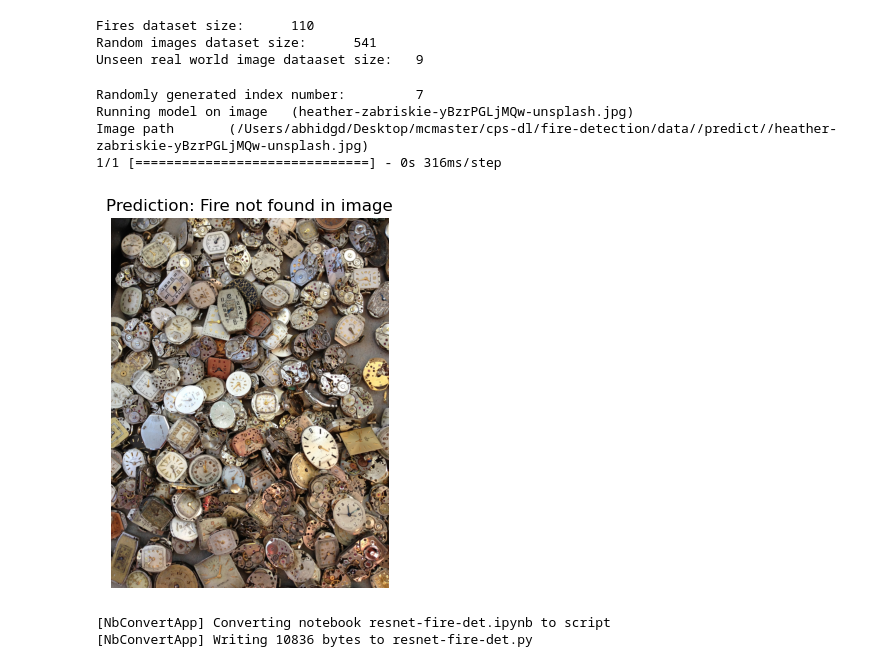
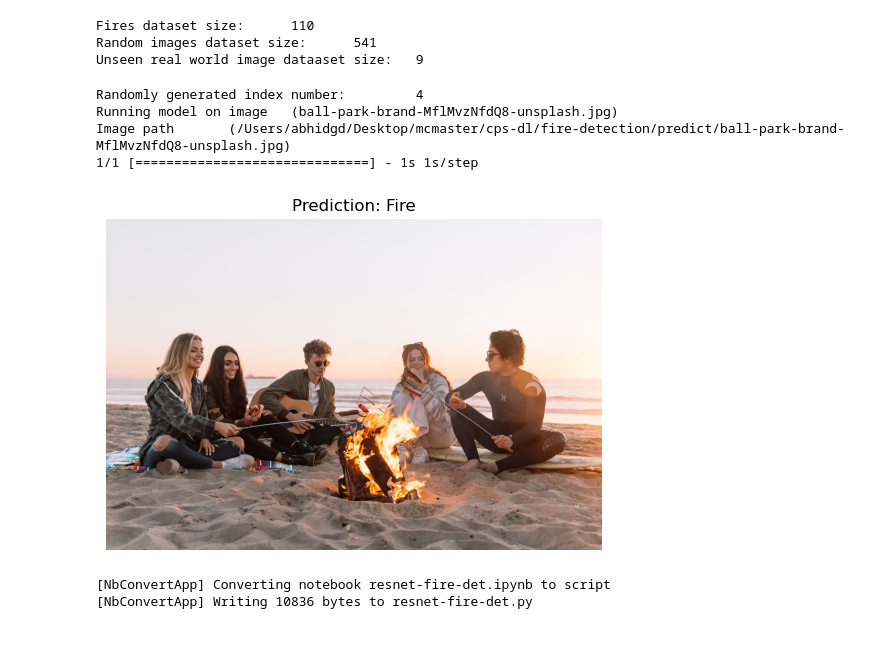
Before and after one commit to abhi-dgd/fire-detection, a Jupyter notebook: src/resnet-fire-det.ipynb, the cells around one changed output. Drawn from its saved outputs; the diff is of its cells as text; code cells hidden in the pictures; blank space fills up the shorter version.

```diff
--- a/src/resnet-fire-det.ipynb
+++ b/src/resnet-fire-det.ipynb
@@ -38,7 +40,7 @@ VIEW_DATASET_IMAGES = False
 # File paths
 FIRE_DET_PATH = '/Users/abhidgd/Desktop/mcmaster/cps-dl/fire-detection'
 DATASET = FIRE_DET_PATH + '/data/'
-PRED_DATASET = DATASET + '/predict/'
+PRED_DATASET = FIRE_DET_PATH + '/predict/'
 FIRE_IMG_PATH = DATASET + '/1'
 NO_FIRE_IMG_PATH = DATASET + '/0'
 FIRE_IMG = FIRE_IMG_PATH + '/1.jpg'
@@ -59,6 +61,7 @@ print("[DEBUG] : Input image shape = ", INPUT_SHAPE)
 print(f"[DEBUG] : Saving model checkpoints to {CHECKPOINT_FILEPATH}",)
 print(f"[DEBUG] : Saving keras extension model to {KERAS_MODEL}",)
 print(f"[DEBUG] : If required, saving HDF5 extension model to {HDF5_MODEL}",)
+print(f"[DEBUG] : Prediction images in {PRED_DATASET}",)
 # %% [output]
 --------------------------------------------------------------------------------
 [INFO] : Constants defined
@@ -331,35 +348,35 @@ Unseen real world image dataaset size:   9
 # %%
 # randomizer = [fire_images, no_fire_images]
 # randomizer_idx = np.random.randint(0, 2, dtype=int)
 # test_type = randomizer[randomizer_idx]
 # if randomizer_idx == 0:
 #     print('Testing non fire images')
 # else:
 #     print('Testing fire images')
 
 # rand_test_image_idx = np.random.randint(0, len(test_type) + 1, dtype=int)
 # rand_test_image_path = NO_FIRE_IMG_PATH + f'/{no_fire_images[rand_test_image_idx]}'
 # print(type(randomizer))
 # print(randomizer_idx)
 
 # Generate random index number from range of list indices
-rand_test_image_idx = np.random.randint(0, len(pred_imgs) + 1, dtype=int)
-rand_test_image_path = PRED_DATASET + f'/{pred_imgs[rand_test_image_idx]}'
+rand_test_image_idx = np.random.randint(0, len(pred_imgs), dtype=int)
+rand_test_image_path = PRED_DATASET + f'{pred_imgs[rand_test_image_idx]}'
 
 
 print('Randomly generated index number:\t', rand_test_image_idx)
 print(f'Running model on image \t ({pred_imgs[rand_test_image_idx]})')
 print(f'Image path\t ({rand_test_image_path})')
 time.sleep(3)
 
 # Generate predictions
 pred_and_plot(loaded_model, rand_test_image_path, easy_class_labels)
 # %% [output]
-Randomly generated index number:         7
-Running model on image   (heather-zabriskie-yBzrPGLjMQw-unsplash.jpg)
-Image path       (/Users/abhidgd/Desktop/mcmaster/cps-dl/fire-detection/data//predict//heather-zabriskie-yBzrPGLjMQw-unsplash.jpg)
-1/1 [==============================] - 0s 316ms/step
+Randomly generated index number:         4
+Running model on image   (ball-park-brand-MflMvzNfdQ8-unsplash.jpg)
+Image path       (/Users/abhidgd/Desktop/mcmaster/cps-dl/fire-detection/predict/ball-park-brand-MflMvzNfdQ8-unsplash.jpg)
+1/1 [==============================] - 1s 1s/step
-[figure, old version]
+[figure, new version]
 # %%
 # Command to convert ipynb to py script ext
 # !jupyter nbconvert --to script resnet-fire-det.ipynb
```
Also changed, not shown: parts of 5 cells of this notebook, 1 other file.
